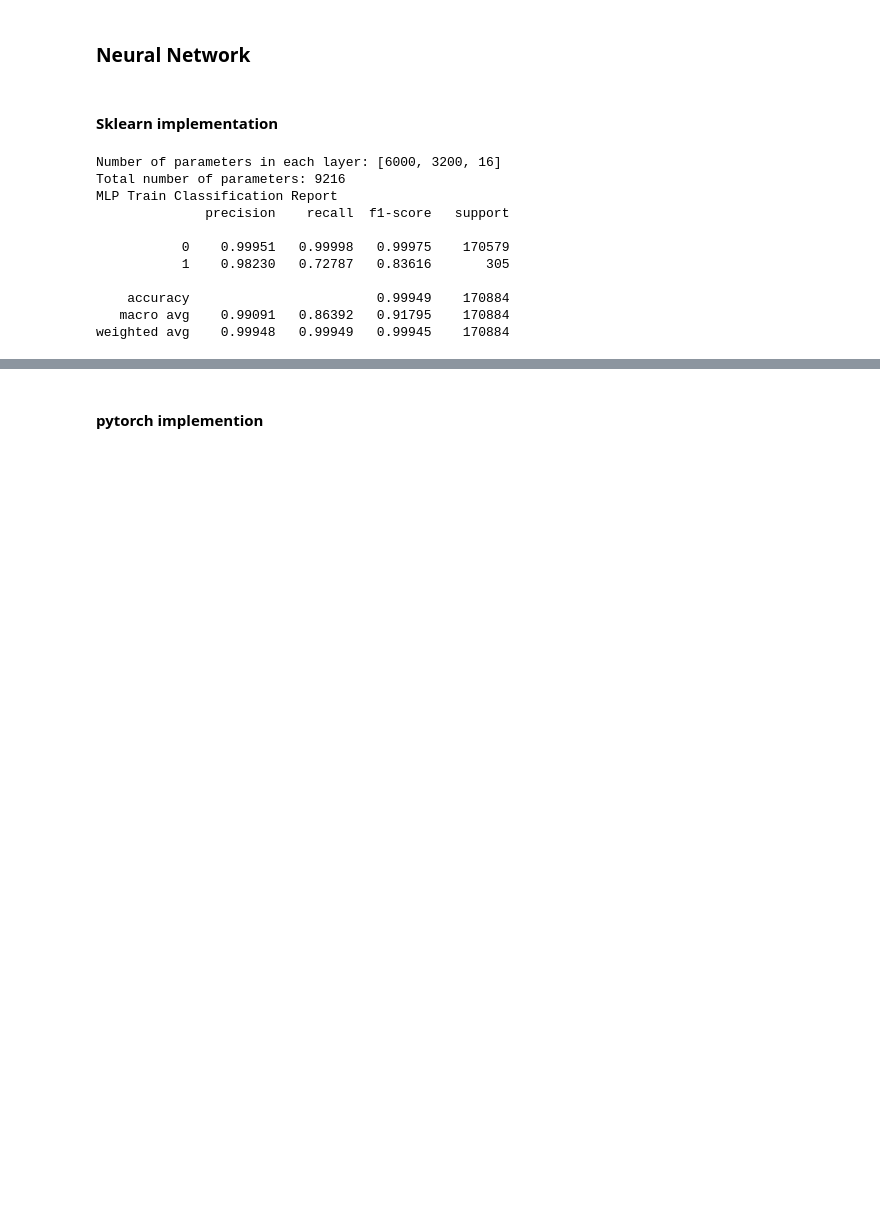
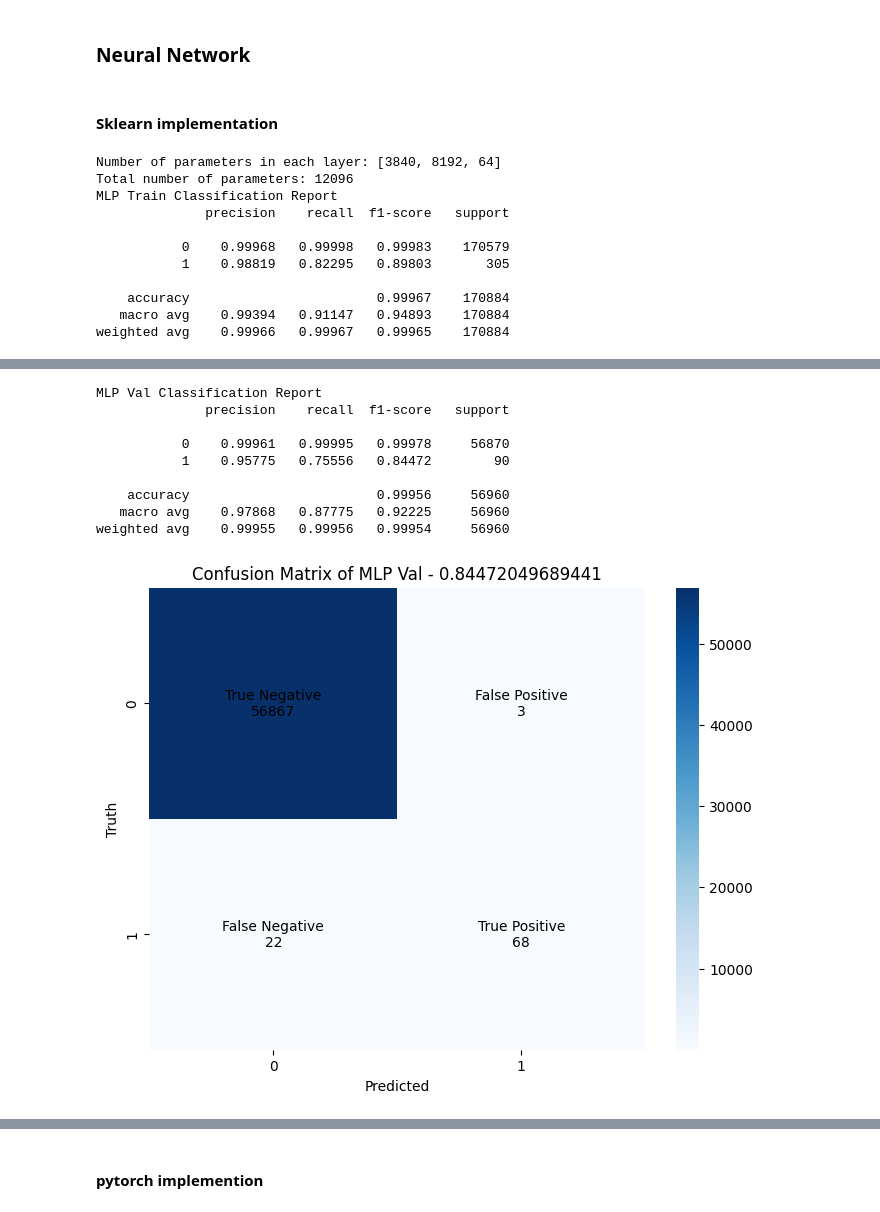
Before and after one commit to Sh-31/Credit-Card-Fraud-Detection, a Jupyter notebook: modeling.ipynb, the cells around one changed output, grey strips where cells are left out. Drawn from its saved outputs; the diff is of its cells as text; code cells hidden in the pictures; blank space fills up the shorter version.

```diff
--- a/modeling.ipynb
+++ b/modeling.ipynb
@@ -403,57 +443,86 @@ weighted avg    0.99894   0.99879   0.99885     56960
 # %% [markdown]
 #### Sklearn implementation
 # %%
+# Step 1: Data Preprocessing
 scaler = RobustScaler()
 X_train_scaled = scaler.fit_transform(X_train)
 X_val_scaled = scaler.transform(X_val)
 
-
-# param_grid = {
+# Step 2: Define Hyperparameter Distributions
+# param_dist = {
 #     'activation': ['relu'],
-#     'hidden_layer_sizes': [(20 , 15 , 20), (20 , 15 , 15 , 15), (30 , 15 , 15 , 10)],
-#     'solver': ['adam'],
-#     'batch_size': [32 , 64 , 128],
+#     'hidden_layer_sizes': [
+#         (30, 20),
+#         (30, 20, 10),
+#         (40, 30, 20),
+#         (64, 32, 16),
+#         (64, 32, 32, 16)
+#     ],
+#     'solver': ['adam', 'sgd'],
+#     'batch_size': [64, 128, 512],
 #     'learning_rate_init': [0.001, 0.01, 0.1],
 #     'alpha': [0.001, 0.01, 0.025],
 #     'max_iter': [500, 800, 1000, 2000],
 #     'random_state': [Random_seed]
 # }
 
+# # Step 3: Implement RandomizedSearchCV with StratifiedKFold
 # MLP_CV = MLPClassifier()
-# scorer = make_scorer(f1_score, pos_label=1)
-# grid_search = GridSearchCV(MLP_CV, param_grid,cv=4, scoring=scorer , n_jobs=-1)
-# grid_search.fit(X_train_scaled, y_train)
-# best_params = grid_search.best_params_
+# scorer = make_scorer(f1_score, pos_label=1)  # Adjust pos_label based on the positive class in your dataset
+# cv = StratifiedKFold(n_splits=3, shuffle=True, random_state=Random_seed)
+# random_search = RandomizedSearchCV(MLP_CV, param_distributions=param_dist, n_iter=30, cv=cv, scoring=scorer, n_jobs=-1, random_state=Random_seed)
+# random_search.fit(X_train_scaled, y_train)
+
+# # Best Parameters
+# best_params = random_search.best_params_
 # print("Best Hyperparameters:", best_params)
 
 MLP = MLPClassifier(
-    hidden_layer_sizes=(200, 16),
-    activation = 'relu',
-    solver = 'adam',
-    batch_size = 32,
-    learning_rate_init = 0.004,
-    max_iter = 1000,
-    random_state = Random_seed
+    solver='sgd',
+    random_state=Random_seed,
+    max_iter=500,
+    learning_rate_init=0.1,
+    hidden_layer_sizes=(128, 64),
+    batch_size=512,
+    alpha=0.01,
+    activation='tanh'
 )
 
+# Step 4: Evaluate the Model with Best Parameters
+# MLP = random_search.best_estimator_
 MLP.fit(X_train_scaled, y_train)
 
-parameter_counts = [layer.size for layer in MLP.coefs_]
+parameter_counts = [np.prod(layer.shape) for layer in MLP.coefs_]
 print("Number of parameters in each layer:", parameter_counts)
 print("Total number of parameters:", sum(parameter_counts))
 
+# Assuming eval_classification_report_confusion_matrix is defined
 y_train_pred = MLP.predict(X_train_scaled)
 _ = eval_classification_report_confusion_matrix(y_pred=y_train_pred, y_true=y_train, title='MLP Train')
+
+y_train_pred = MLP.predict(X_val_scaled)
+report_val = eval_classification_report_confusion_matrix(y_pred=y_train_pred,y_true=y_val, title='MLP Val')
+# model_comparison = eval_update_model_stats(model_comparison, 'MLP', report_val)
 # %% [output]
-Number of parameters in each layer: [6000, 3200, 16]
-Total number of parameters: 9216
+Number of parameters in each layer: [3840, 8192, 64]
+Total number of parameters: 12096
 MLP Train Classification Report
               precision    recall  f1-score   support
 
-           0    0.99951   0.99998   0.99975    170579
-           1    0.98230   0.72787   0.83616       305
+           0    0.99968   0.99998   0.99983    170579
+           1    0.98819   0.82295   0.89803       305
 
-    accuracy                        0.99949    170884
-   macro avg    0.99091   0.86392   0.91795    170884
-weighted avg    0.99948   0.99949   0.99945    170884
+    accuracy                        0.99967    170884
+   macro avg    0.99394   0.91147   0.94893    170884
+weighted avg    0.99966   0.99967   0.99965    170884
 [figure]
+MLP Val Classification Report
+              precision    recall  f1-score   support
+
+           0    0.99961   0.99995   0.99978     56870
+           1    0.95775   0.75556   0.84472        90
+
+    accuracy                        0.99956     56960
+   macro avg    0.97868   0.87775   0.92225     56960
+weighted avg    0.99955   0.99956   0.99954     56960
+[figure, added]
```
Also changed, not shown: parts of 23 cells of this notebook, 7 other files.
